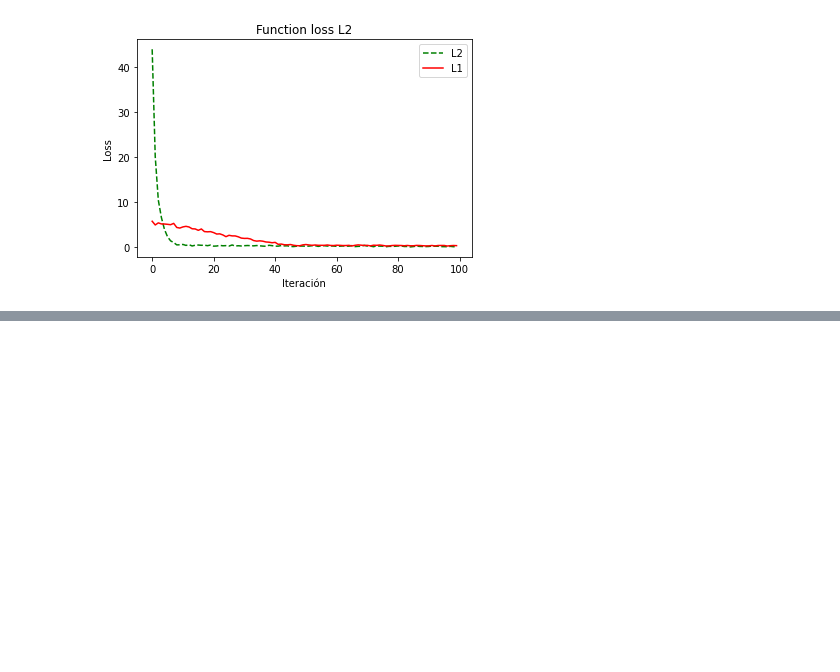
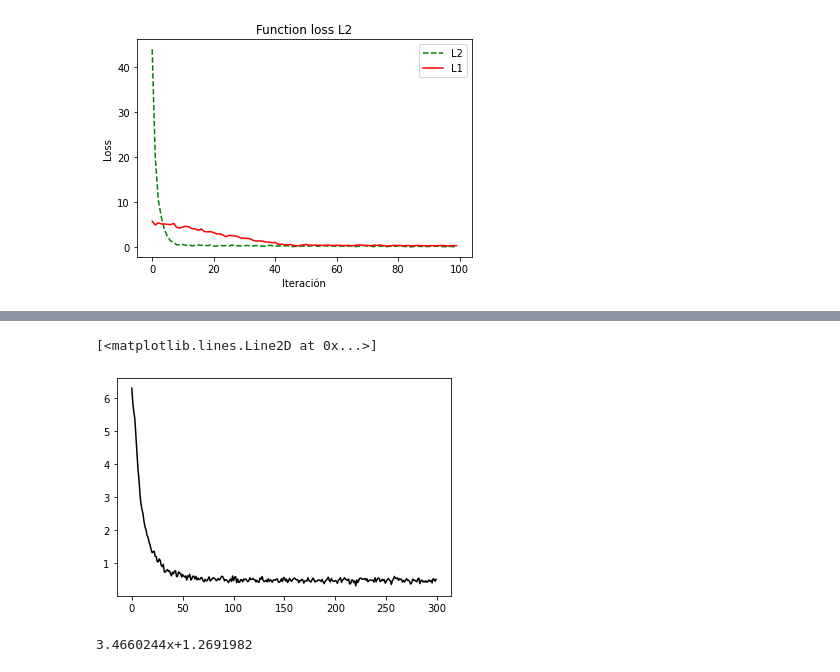
Before and after one commit to langheran/MLScripts, a Jupyter notebook: Python/learning/Deep Learning con Tensorflow - Juan Gomila.ipynb, the cells around one changed output, grey strips where cells are left out. Drawn from its saved outputs; the diff is of its cells as text; code cells hidden in the pictures; blank space fills up the shorter version.

```diff
--- a/Python/learning/Deep Learning con Tensorflow - Juan Gomila.ipynb
+++ b/Python/learning/Deep Learning con Tensorflow - Juan Gomila.ipynb
@@ -1128,0 +1157,21 @@ plt.show()
+# %%
+deming_num = tf.abs(tf.subtract(y_target, tf.add(tf.matmul(x_data,m),n)))
+deming_den = tf.sqrt(tf.add(tf.square(m), 1.0))
+deming_loss = tf.reduce_mean(tf.truediv(deming_num,deming_den))
+# %%
+init = tf.global_variables_initializer()
+session.run(init)
+# %%
+my_op = tf.train.GradientDescentOptimizer(learning_rate=learning_rate)
+train_step = my_op.minimize(deming_loss)
+# %%
+loss_vect = []
+for i in range(300):
+    rand_idx=np.random.choice(len(x_vals), size=batch_size)
+    rand_x = np.transpose([x_vals[rand_idx]])
+    rand_y = np.transpose([y_vals[rand_idx]])
+    session.run(train_step, feed_dict = {x_data: rand_x, y_target: rand_y})
+    temp_loss = session.run(deming_loss, feed_dict={x_data: rand_x, y_target: rand_y})
+    loss_vect.append(temp_loss)
+    if(i+1)%20==0:
+        print("Paso #"+str(i+1)+" , m = "+str(session.run(m)) + ", n" + str(session.run(n)) + ", Loss=" + str(temp_loss))
@@ -1128,0 +1194,11 @@ plt.show()
+# %%
+plt.plot(loss_vect, 'k-')
+# %% [output]
+[<matplotlib.lines.Line2D at 0x...>]
+[figure, added]
+# %%
+[[slope]] = session.run(m)
+[[intercept]] = session.run(n)
+print(str(slope)+"x+"+str(intercept))
+# %% [output]
+3.4660244x+1.2691982
```
Also changed, not shown: parts of 11 cells of this notebook.
